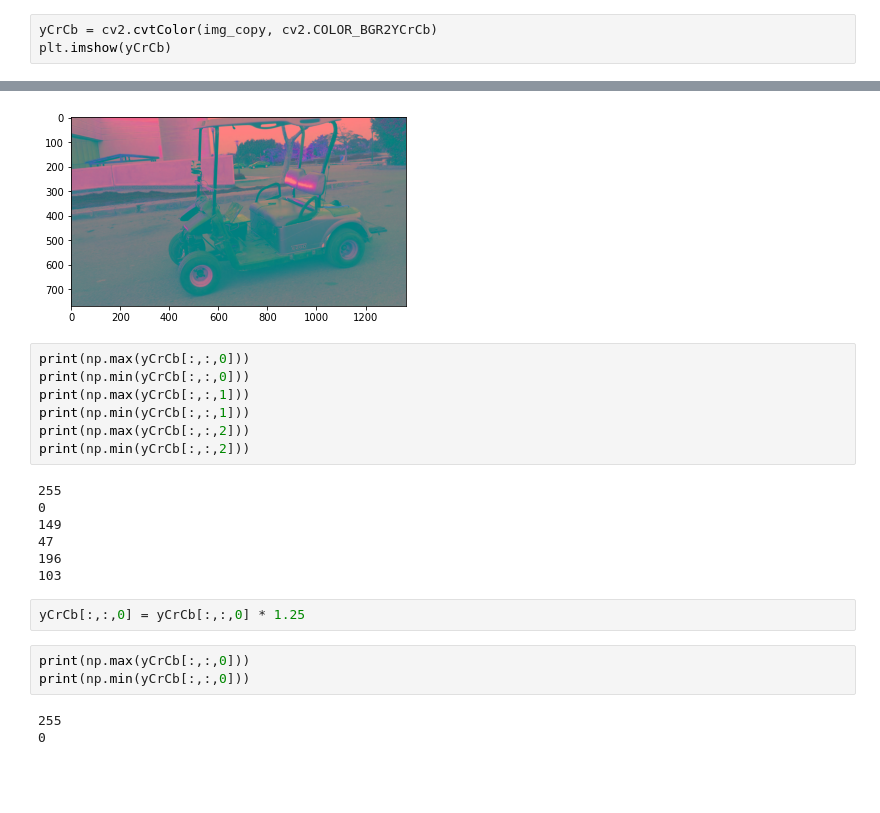
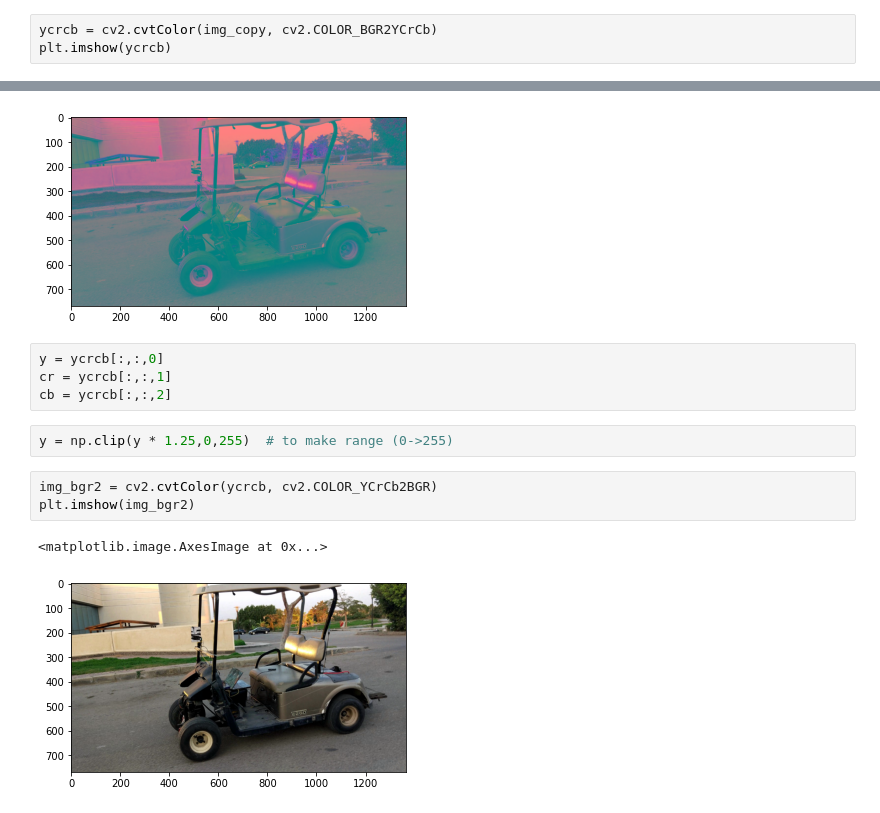
Before and after one commit to Mohamed-Abdelwahab/Self-Driving-ITI, a Jupyter notebook: Computer_Vision/Basics/11_ColorSpaces.ipynb, the cells around one changed output, grey strips where cells are left out. Cells and saved outputs as stored; diff of their text form; blank space fills up the shorter version.

```diff
--- a/Computer_Vision/Basics/11_ColorSpaces.ipynb
+++ b/Computer_Vision/Basics/11_ColorSpaces.ipynb
@@ -257,28 +102,18 @@ print(np.min(new_hsv[:,:,2]))
 # %%
-yCrCb = cv2.cvtColor(img_copy, cv2.COLOR_BGR2YCrCb)
-plt.imshow(yCrCb)
+ycrcb = cv2.cvtColor(img_copy, cv2.COLOR_BGR2YCrCb)
+plt.imshow(ycrcb)
 # %% [output]
 <matplotlib.image.AxesImage at 0x...>
 [figure]
-# %%
-print(np.max(yCrCb[:,:,0]))
-print(np.min(yCrCb[:,:,0]))
-print(np.max(yCrCb[:,:,1]))
-print(np.min(yCrCb[:,:,1]))
-print(np.max(yCrCb[:,:,2]))
-print(np.min(yCrCb[:,:,2]))
-# %% [output]
-255
-0
-149
-47
-196
-103
-# %%
-yCrCb[:,:,0] = yCrCb[:,:,0] * 1.25
-# %%
-print(np.max(yCrCb[:,:,0]))
-print(np.min(yCrCb[:,:,0]))
-# %% [output]
-255
-0
+# %%
+y = ycrcb[:,:,0]
+cr = ycrcb[:,:,1]
+cb = ycrcb[:,:,2]
+# %%
+y = np.clip(y * 1.25,0,255)  # to make range (0->255)
+# %%
+img_bgr2 = cv2.cvtColor(ycrcb, cv2.COLOR_YCrCb2BGR)
+plt.imshow(img_bgr2)
+# %% [output]
+<matplotlib.image.AxesImage at 0x...>
+[figure, added]
```
Also changed, not shown: parts of 19 cells of this notebook.
